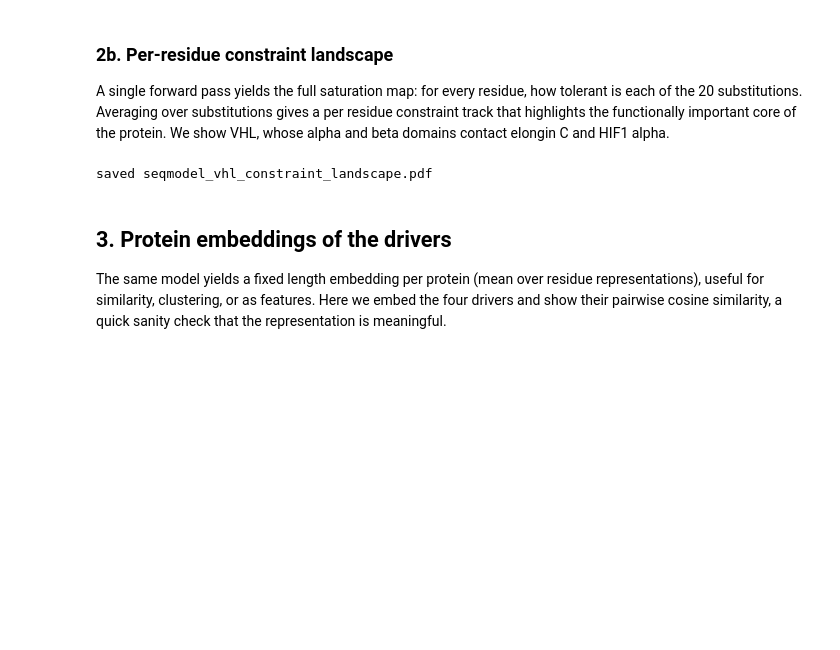
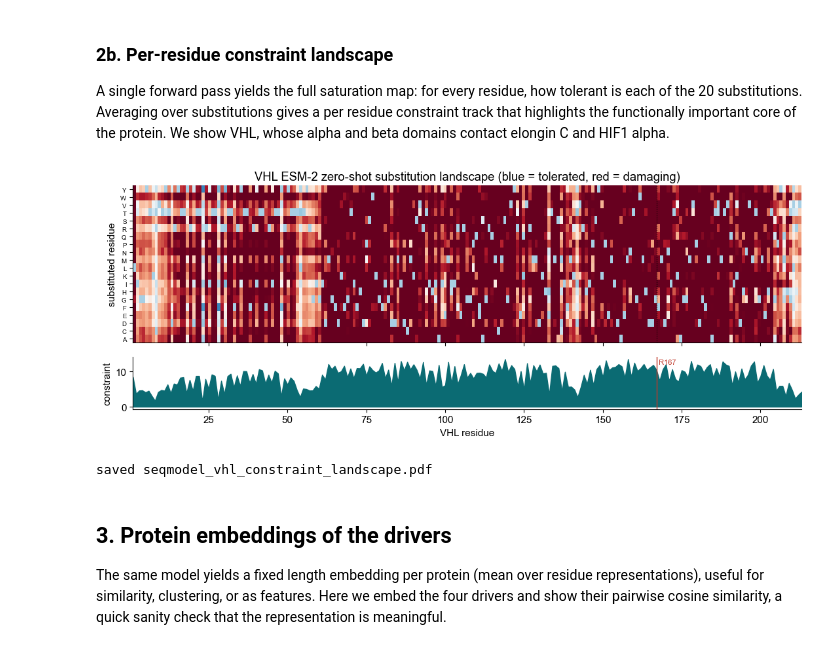
Before and after one commit to digvijayky/anveshar, a Jupyter notebook: notebooks/09_sequence_models_rare_cancer.ipynb, the cells around one changed output. Drawn from its saved outputs; the diff is of its cells as text; code cells hidden in the pictures; blank space fills up the shorter version.

```diff
--- a/notebooks/09_sequence_models_rare_cancer.ipynb
+++ b/notebooks/09_sequence_models_rare_cancer.ipynb
@@ -180,30 +180,31 @@ each of the 20 substitutions. Averaging over substitutions gives a per residue c
 track that highlights the functionally important core of the protein. We show VHL, whose
 alpha and beta domains contact elongin C and HIF1 alpha.
 # %%
-import matplotlib
-matplotlib.use("Agg"); import matplotlib.pyplot as plt
+%matplotlib inline
+import matplotlib.pyplot as plt
 from matplotlib import font_manager
 for p in ["/home/yarlagad/.local/share/fonts/Arial.ttf"]:
     if os.path.exists(p): font_manager.fontManager.addfont(p); plt.rcParams["font.family"]="Arial"
 plt.rcParams.update({"font.size": 11})
 
 M, s = wt_landscape(SEQ["VHL"])
 constraint = -M.mean(1)                     # higher = more constrained
 np.save("seqmodel_vhl_landscape.npy", M)
 fig, ax = plt.subplots(2, 1, figsize=(11, 4.4), gridspec_kw={"height_ratios":[3,1]}, sharex=True)
 im = ax[0].imshow(M.T, aspect="auto", cmap="RdBu", vmin=-8, vmax=4,
                   extent=[1, len(s), 0, 20])
 ax[0].set_yticks(np.arange(20)+0.5); ax[0].set_yticklabels(AA[::-1] if False else AA, fontsize=7)
 ax[0].set_ylabel("substituted residue"); ax[0].set_title("VHL ESM-2 zero-shot substitution landscape (blue = tolerated, red = damaging)")
 for pos in (167,): ax[0].axvline(pos, color="k", lw=0.8, ls=":")
 ax[1].fill_between(np.arange(1, len(s)+1), constraint, color="#0b6b73")
 ax[1].axvline(167, color="#c0392b", lw=1); ax[1].text(167, constraint.max()*0.9, " R167", color="#c0392b", fontsize=8)
 ax[1].set_ylabel("constraint"); ax[1].set_xlabel("VHL residue")
 for a in ax:
     for sp in ("top","right"): a.spines[sp].set_visible(False)
 plt.tight_layout(); plt.savefig("seqmodel_vhl_constraint_landscape.pdf"); plt.show()
 print("saved seqmodel_vhl_constraint_landscape.pdf")
 # %% [output]
+[figure, added]
 saved seqmodel_vhl_constraint_landscape.pdf
 # %% [markdown]
 ## 3. Protein embeddings of the drivers
```
Also changed, not shown: parts of 1 cell of this notebook, 3 other files.
